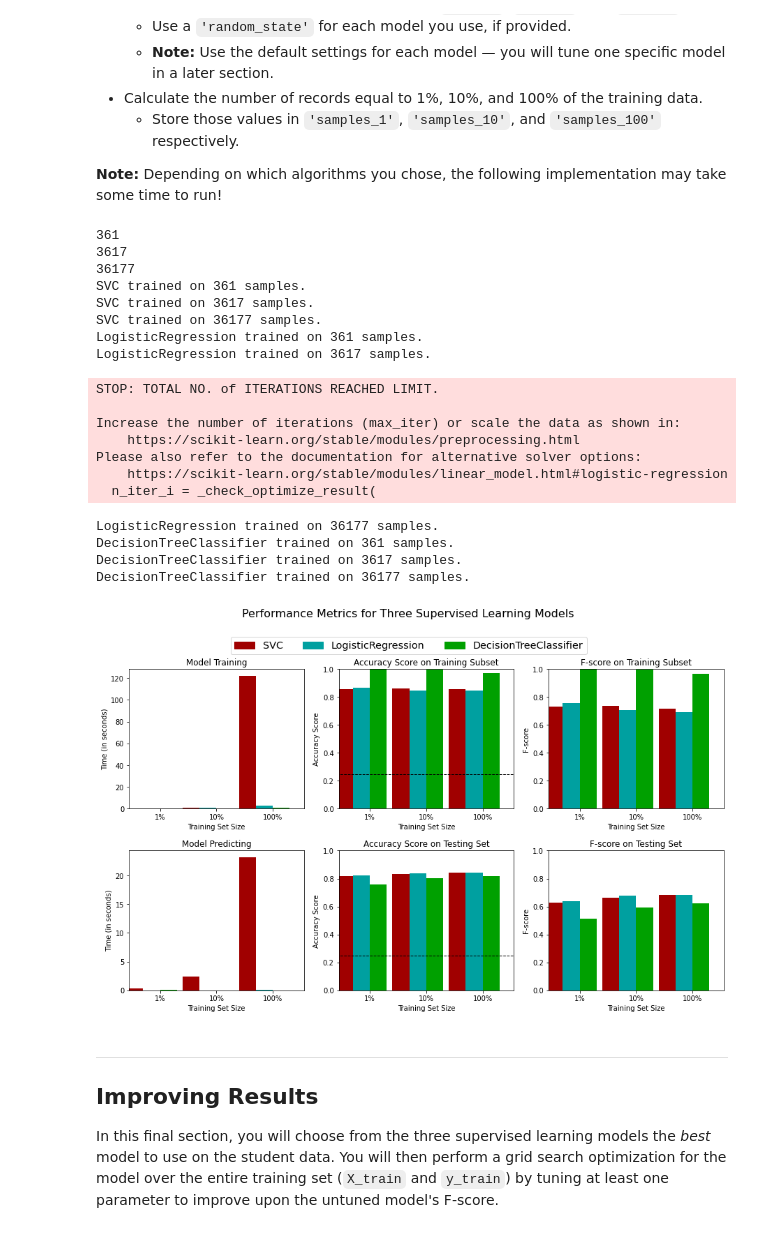
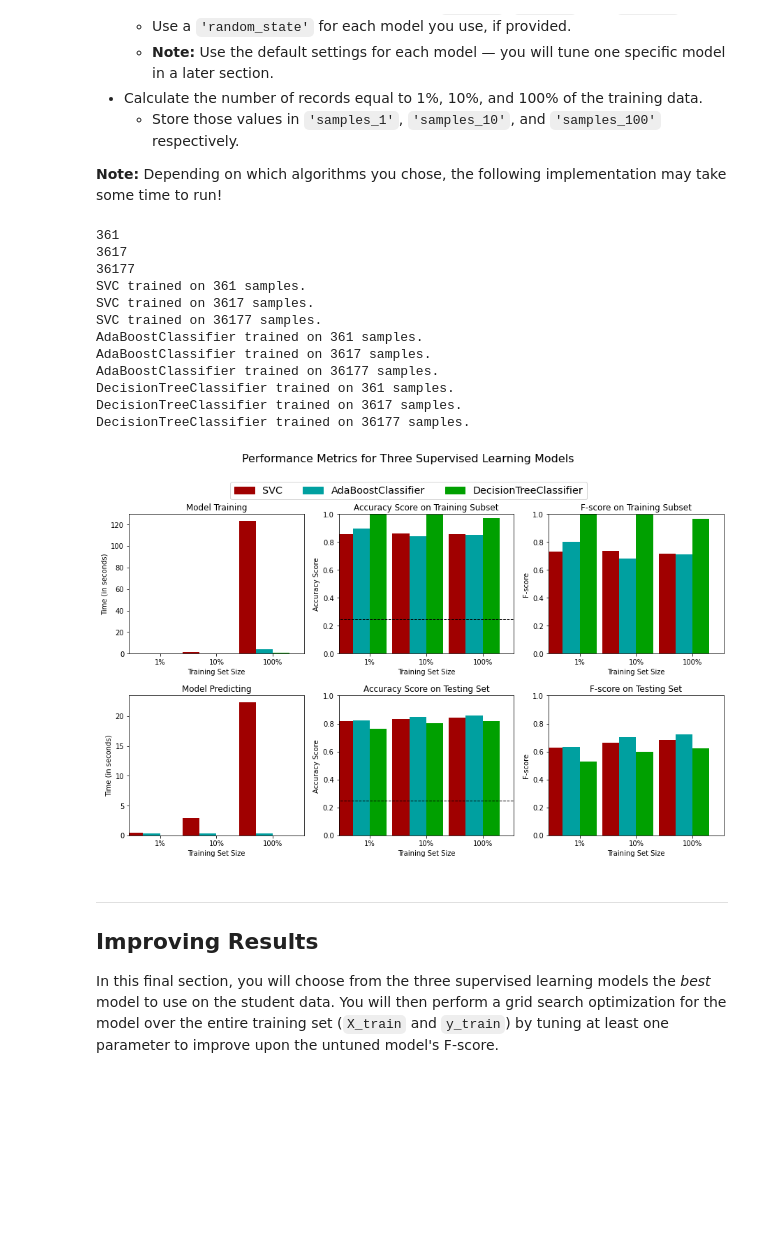
Before and after one commit to paulgureghian/Python_Notebooks, a Jupyter notebook: CharityML/starter/finding_donors.ipynb, the cells around one changed output. Cells and saved outputs as stored; diff of their text form; code cells hidden in the pictures; blank space fills up the shorter version.

```diff
--- a/CharityML/starter/finding_donors.ipynb
+++ b/CharityML/starter/finding_donors.ipynb
@@ -411,12 +411,12 @@ In the code cell, you will need to implement the following:
 # TODO: Import the three supervised learning models from sklearn
 from sklearn.svm import SVC
 from sklearn.tree import DecisionTreeClassifier
-from sklearn.linear_model import LogisticRegression
+from sklearn.ensemble import AdaBoostClassifier
 
 
 # TODO: Initialize the three models
 clf_A = SVC(random_state=None)
-clf_B = LogisticRegression(random_state=None)
+clf_B = AdaBoostClassifier(random_state=None)
 clf_C = DecisionTreeClassifier(random_state=None)
 
 
@@ -430,47 +430,40 @@ samples_10 = len(X_train)/10
 samples_100 = len(X_train)
 
 samples_1 = int(samples_1)
 samples_10 = int(samples_10)
 samples_100 = int(samples_100)
 
 print(samples_1)
 print(samples_10)
 print(samples_100)
 
 
 
 # Collect results on the learners
 results = {}
 for clf in [clf_A, clf_B, clf_C]:
     clf_name = clf.__class__.__name__
     results[clf_name] = {}
     for i, samples in enumerate([samples_1, samples_10, samples_100]):
         results[clf_name][i] = \
         train_predict(clf, samples, X_train, y_train, X_test, y_test)
 
 # Run metrics visualization for the three supervised learning models chosen
 vs.evaluate(results, accuracy, fscore)
 # %% [output]
 361
 3617
 36177
 SVC trained on 361 samples.
 SVC trained on 3617 samples.
 SVC trained on 36177 samples.
-LogisticRegression trained on 361 samples.
-LogisticRegression trained on 3617 samples.
+AdaBoostClassifier trained on 361 samples.
+AdaBoostClassifier trained on 3617 samples.
+AdaBoostClassifier trained on 36177 samples.
+DecisionTreeClassifier trained on 361 samples.
+DecisionTreeClassifier trained on 3617 samples.
+DecisionTreeClassifier trained on 36177 samples.
-STOP: TOTAL NO. of ITERATIONS REACHED LIMIT.
-
-Increase the number of iterations (max_iter) or scale the data as shown in:
-    https://scikit-learn.org/stable/modules/preprocessing.html
-Please also refer to the documentation for alternative solver options:
-    https://scikit-learn.org/stable/modules/linear_model.html#logistic-regression
-  n_iter_i = _check_optimize_result(
-LogisticRegression trained on 36177 samples.
-DecisionTreeClassifier trained on 361 samples.
-DecisionTreeClassifier trained on 3617 samples.
-DecisionTreeClassifier trained on 36177 samples.
-[figure, old version]
+[figure, new version]
 # %% [markdown]
 ----
 ## Improving Results
```
Also changed, not shown: parts of 5 cells of this notebook.
